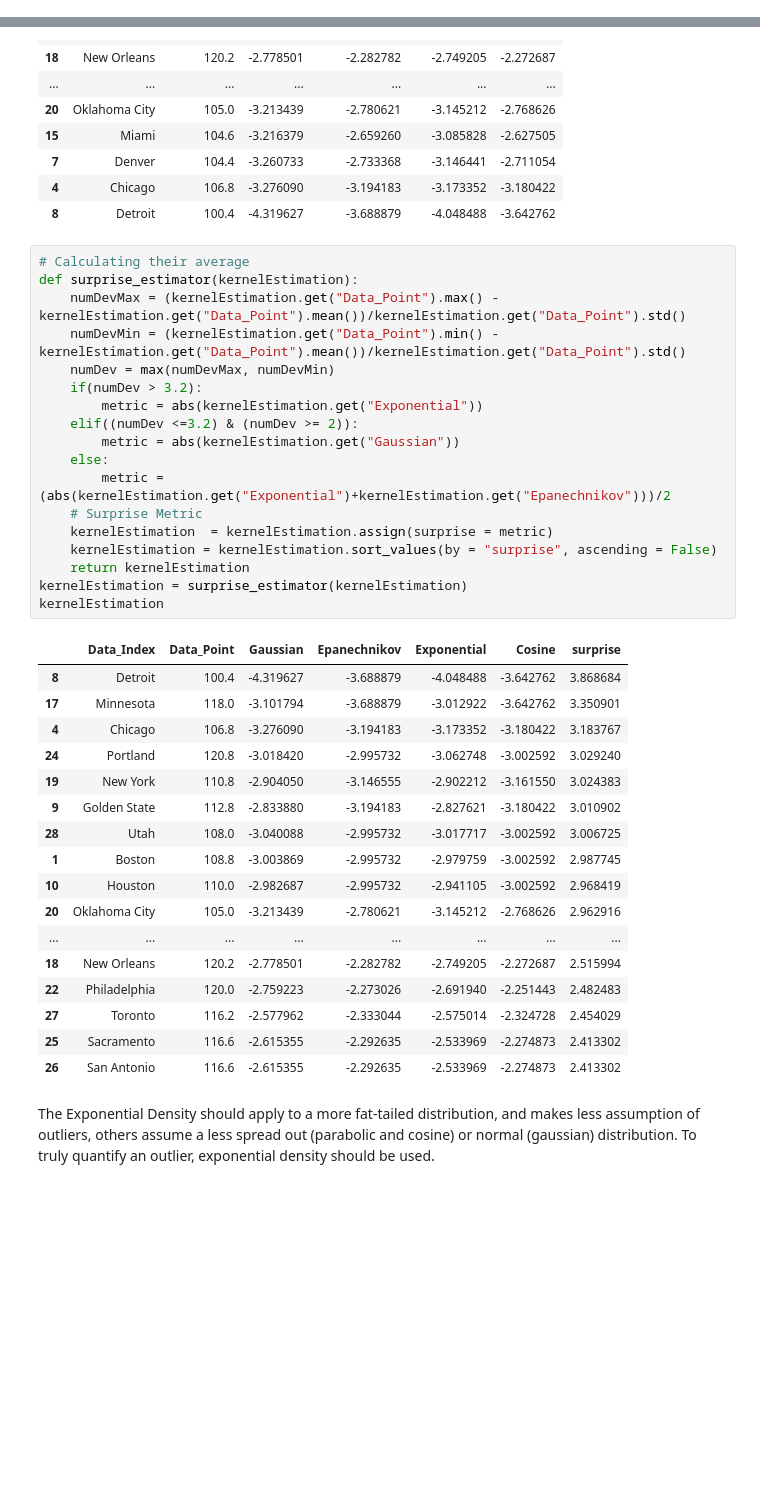
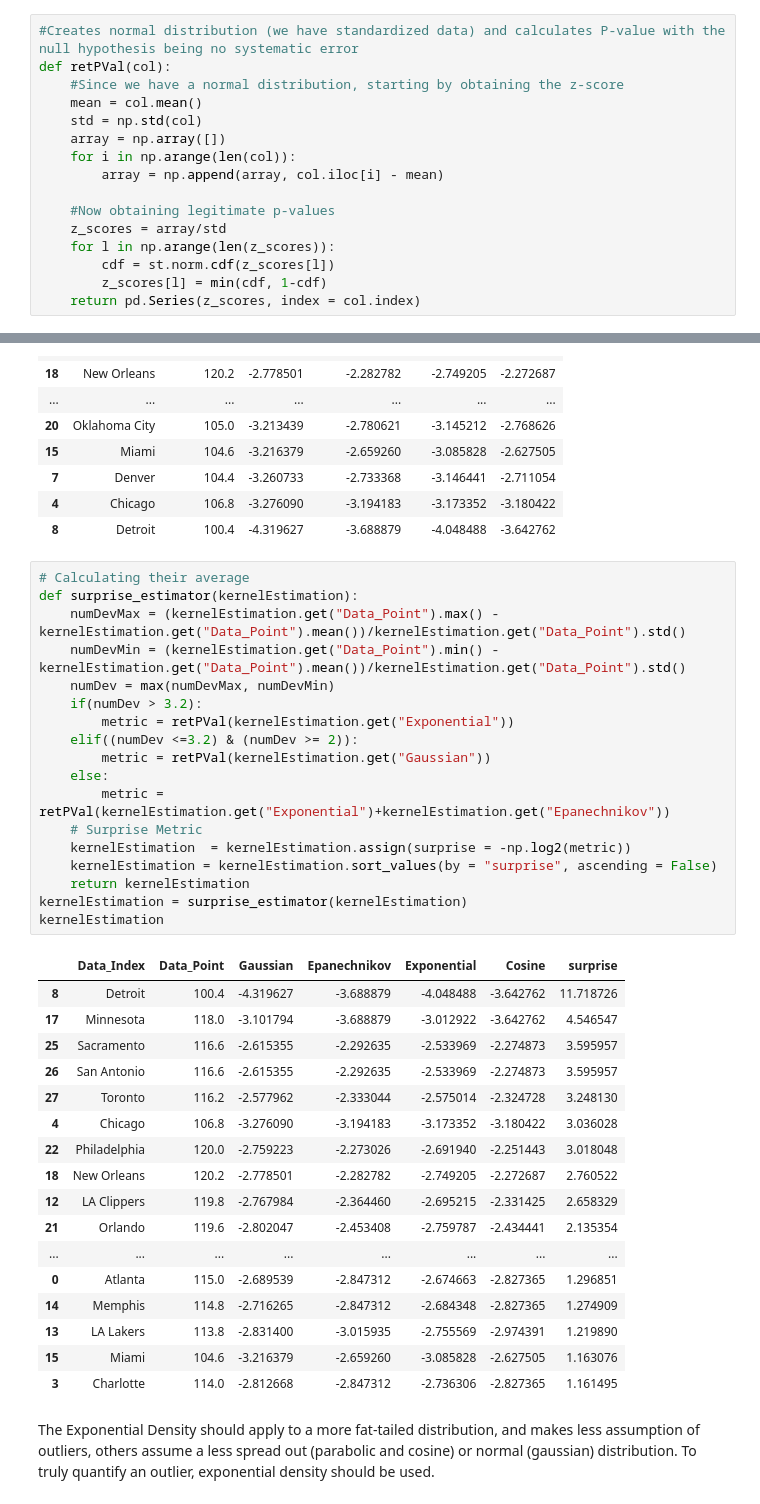
Before and after one commit to gilpasternak35/Likelihood, a Jupyter notebook: likelihood-public.ipynb, the cells around one changed output, grey strips where cells are left out. Cells and saved outputs as stored; diff of their text form; blank space fills up the shorter version.

```diff
--- a/likelihood-public.ipynb
+++ b/likelihood-public.ipynb
@@ -375,6 +375,22 @@ def parabolicKernel(stat):
     l = neighbors.KernelDensity(kernel = 'epanechnikov').fit(stat)
     epDensity = l.score_samples(stat)
     return epDensity
+# %%
+#Creates normal distribution (we have standardized data) and calculates P-value with the null hypothesis being no systematic error
+def retPVal(col):
+    #Since we have a normal distribution, starting by obtaining the z-score
+    mean = col.mean()
+    std = np.std(col)
+    array = np.array([])
+    for i in np.arange(len(col)):
+        array = np.append(array, col.iloc[i] - mean)
+
+    #Now obtaining legitimate p-values
+    z_scores = array/std
+    for l in np.arange(len(z_scores)):
+        cdf = st.norm.cdf(z_scores[l])
+        z_scores[l] = min(cdf, 1-cdf)
+    return pd.Series(z_scores, index = col.index)
 # %% [markdown]
 ## Kernel Values Data
 # %%
@@ -412,39 +428,39 @@ Kernel Estimations as raw values found below:
 # %%
 # Calculating their average
 def surprise_estimator(kernelEstimation):
     numDevMax = (kernelEstimation.get("Data_Point").max() - kernelEstimation.get("Data_Point").mean())/kernelEstimation.get("Data_Point").std()
     numDevMin = (kernelEstimation.get("Data_Point").min() - kernelEstimation.get("Data_Point").mean())/kernelEstimation.get("Data_Point").std()
     numDev = max(numDevMax, numDevMin)
     if(numDev > 3.2):
-        metric = abs(kernelEstimation.get("Exponential"))
+        metric = retPVal(kernelEstimation.get("Exponential"))
     elif((numDev <=3.2) & (numDev >= 2)):
-        metric = abs(kernelEstimation.get("Gaussian"))
+        metric = retPVal(kernelEstimation.get("Gaussian"))
     else:
-        metric = (abs(kernelEstimation.get("Exponential")+kernelEstimation.get("Epanechnikov")))/2
+        metric = retPVal(kernelEstimation.get("Exponential")+kernelEstimation.get("Epanechnikov"))
     # Surprise Metric
-    kernelEstimation  = kernelEstimation.assign(surprise = metric)
+    kernelEstimation  = kernelEstimation.assign(surprise = -np.log2(metric))
     kernelEstimation = kernelEstimation.sort_values(by = "surprise", ascending = False)
     return kernelEstimation
 kernelEstimation = surprise_estimator(kernelEstimation)
 kernelEstimation
 # %% [output]
 |  | Data_Index | Data_Point | Gaussian | Epanechnikov | Exponential | Cosine | surprise |
-| 8 | Detroit | 100.4 | -4.319627 | -3.688879 | -4.048488 | -3.642762 | 3.868684 |
-| 17 | Minnesota | 118.0 | -3.101794 | -3.688879 | -3.012922 | -3.642762 | 3.350901 |
-| 4 | Chicago | 106.8 | -3.276090 | -3.194183 | -3.173352 | -3.180422 | 3.183767 |
-| 24 | Portland | 120.8 | -3.018420 | -2.995732 | -3.062748 | -3.002592 | 3.029240 |
-| 19 | New York | 110.8 | -2.904050 | -3.146555 | -2.902212 | -3.161550 | 3.024383 |
-| 9 | Golden State | 112.8 | -2.833880 | -3.194183 | -2.827621 | -3.180422 | 3.010902 |
-| 28 | Utah | 108.0 | -3.040088 | -2.995732 | -3.017717 | -3.002592 | 3.006725 |
-| 1 | Boston | 108.8 | -3.003869 | -2.995732 | -2.979759 | -3.002592 | 2.987745 |
-| 10 | Houston | 110.0 | -2.982687 | -2.995732 | -2.941105 | -3.002592 | 2.968419 |
-| 20 | Oklahoma City | 105.0 | -3.213439 | -2.780621 | -3.145212 | -2.768626 | 2.962916 |
+| 8 | Detroit | 100.4 | -4.319627 | -3.688879 | -4.048488 | -3.642762 | 11.718726 |
+| 17 | Minnesota | 118.0 | -3.101794 | -3.688879 | -3.012922 | -3.642762 | 4.546547 |
+| 25 | Sacramento | 116.6 | -2.615355 | -2.292635 | -2.533969 | -2.274873 | 3.595957 |
+| 26 | San Antonio | 116.6 | -2.615355 | -2.292635 | -2.533969 | -2.274873 | 3.595957 |
+| 27 | Toronto | 116.2 | -2.577962 | -2.333044 | -2.575014 | -2.324728 | 3.248130 |
+| 4 | Chicago | 106.8 | -3.276090 | -3.194183 | -3.173352 | -3.180422 | 3.036028 |
+| 22 | Philadelphia | 120.0 | -2.759223 | -2.273026 | -2.691940 | -2.251443 | 3.018048 |
+| 18 | New Orleans | 120.2 | -2.778501 | -2.282782 | -2.749205 | -2.272687 | 2.760522 |
+| 12 | LA Clippers | 119.8 | -2.767984 | -2.364460 | -2.695215 | -2.331425 | 2.658329 |
+| 21 | Orlando | 119.6 | -2.802047 | -2.453408 | -2.759787 | -2.434441 | 2.135354 |
 | ... | ... | ... | ... | ... | ... | ... | ... |
-| 18 | New Orleans | 120.2 | -2.778501 | -2.282782 | -2.749205 | -2.272687 | 2.515994 |
-| 22 | Philadelphia | 120.0 | -2.759223 | -2.273026 | -2.691940 | -2.251443 | 2.482483 |
-| 27 | Toronto | 116.2 | -2.577962 | -2.333044 | -2.575014 | -2.324728 | 2.454029 |
-| 25 | Sacramento | 116.6 | -2.615355 | -2.292635 | -2.533969 | -2.274873 | 2.413302 |
-| 26 | San Antonio | 116.6 | -2.615355 | -2.292635 | -2.533969 | -2.274873 | 2.413302 |
+| 0 | Atlanta | 115.0 | -2.689539 | -2.847312 | -2.674663 | -2.827365 | 1.296851 |
+| 14 | Memphis | 114.8 | -2.716265 | -2.847312 | -2.684348 | -2.827365 | 1.274909 |
+| 13 | LA Lakers | 113.8 | -2.831400 | -3.015935 | -2.755569 | -2.974391 | 1.219890 |
+| 15 | Miami | 104.6 | -3.216379 | -2.659260 | -3.085828 | -2.627505 | 1.163076 |
+| 3 | Charlotte | 114.0 | -2.812668 | -2.847312 | -2.736306 | -2.827365 | 1.161495 |
 # %% [markdown]
 The Exponential Density should apply to a more fat-tailed distribution, and makes less assumption of outliers, others assume a less spread out (parabolic and cosine) or normal (gaussian) distribution. To truly quantify an outlier, exponential density should be used.
 # %% [markdown]
```
Also changed, not shown: parts of 8 cells of this notebook.
